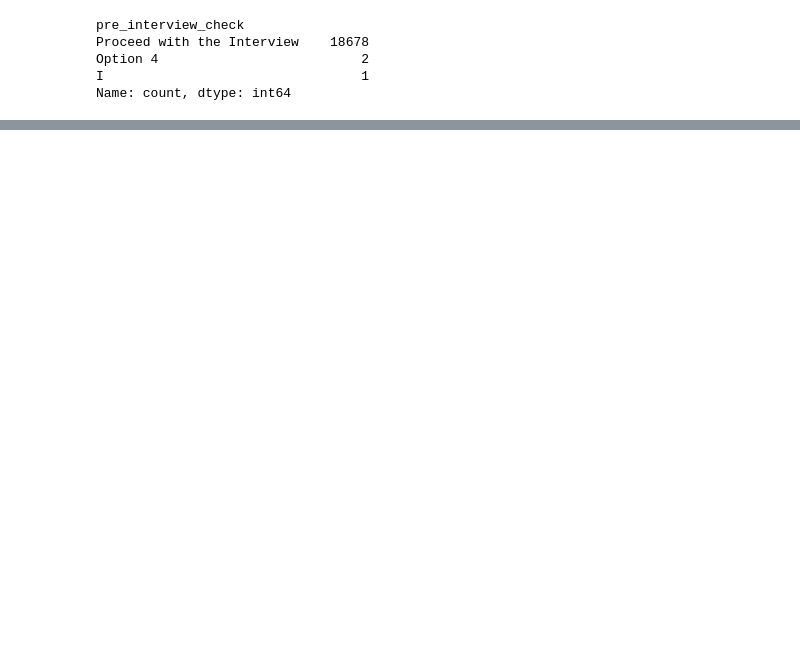
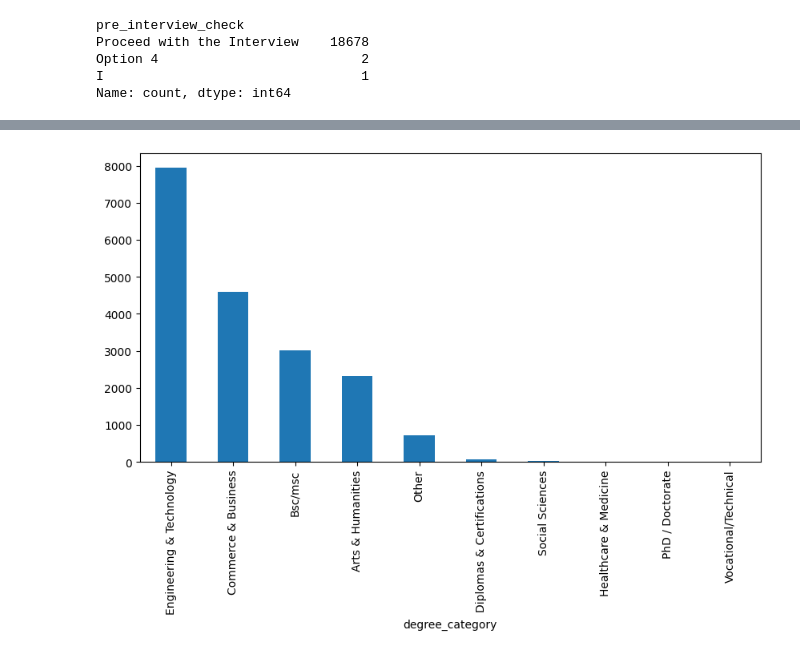
Before and after one commit to AshuutoshVish/Models_Training, a Jupyter notebook: re-preprocessing-byjus.ipynb, the cells around one changed output, grey strips where cells are left out. Saved outputs shown, nothing was run; the diff lists cells and outputs as text; code cells hidden in the pictures; blank space fills up the shorter version.

```diff
--- a/re-preprocessing-byjus.ipynb
+++ b/re-preprocessing-byjus.ipynb
@@ -498,0 +815,2 @@ df['currently_employed'] = df['currently_employed'].map({'Yes': 1, 'No': 0})
+# %%
+df['comments'] = df['comments'].str.lower()
@@ -534,0 +1057,3 @@ df['comments'].value_counts()
+# %%
+text_df = df.select_dtypes(include=['object']).copy()
+text_df.shape
@@ -534,0 +1156,36 @@ df['comments'].value_counts()
+# %%
+category_mapping = {
+    'Engineering & Technology': ['b.e / b-tech', 'bca/mca','m.e / m-tech', 'b.voc in networking and mobile applications', 'b.arch', 'b.eng',
+                                 'b-tech', 'cse', 'bsc bedd - computer science', 'bachelors in engineering','food technology', 'biotechnology', 'masters in data science'],
+
+    'Bsc/msc' :['bsc', 'bsc or msc', 'bachelors in philosophy'],
+
+
+    'Commerce & Business': ['mba', 'b.com (bachelor of commerce)','b.com', 'b.comm', 'bba', 'bbm', 'bms', 'bachelor of business economics', 'bcom computers',
+                            'bms marketing', 'pgdm banking', 'bcom', 'bba or bbm', 'master in management'],
+
+    'Arts & Humanities': ['ba','ba/ma', 'ma', 'bachelor mass communication', 'bachelors in design','bachelor of social work', 'bachelor in eco'],
+
+    'Healthcare & Medicine': ['b.pharma', 'med', 'bpharma', 'bds', 'b.physiotherapist', 'mbbs', 'pharma d','b -pharm', 'bachelor in medical lab', 'bachelor in dental'],
+
+    'Social Sciences': ['masters in social work', 'msw', 'masters in clinical psychology', 'masters in social science', 'masters in sociology'],
+
+    'Diplomas & Certifications': ['pgdm', 'pgdca', 'diploma', 'post graduation diploma', 'pgdf'],
+
+    'PhD / Doctorate': ['phd', 'doctorate',  'm.phil  2020'],
+
+    'Vocational/Technical': ['b.voc', 'vocational', 'bachelor of vocational','b voc - banking & finance'],
+
+    'Hospitality & Tourism': ['hotel management', 'masters in hospitality', 'tourism'],
+}
+
+def categorize_degree(degree):
+    for category, keywords in category_mapping.items():
+        for keyword in keywords:
+            if keyword.lower() in degree.lower():
+                return category
+    return 'Other'
+
+# Apply categorization to the DataFrame
+text_df['degree_category'] = text_df['type_of_graduationpost_graduation'].apply(categorize_degree)
+text_df[['type_of_graduationpost_graduation', 'degree_category']].head(20)
@@ -534,0 +1225,5 @@ df['comments'].value_counts()
+# %%
+text_df['degree_category'].value_counts().head(15).plot(kind='bar', figsize=(10,5))
+plt.show()
+# %% [output]
+[figure, added]
```
Also changed, not shown: parts of 200 cells of this notebook.
